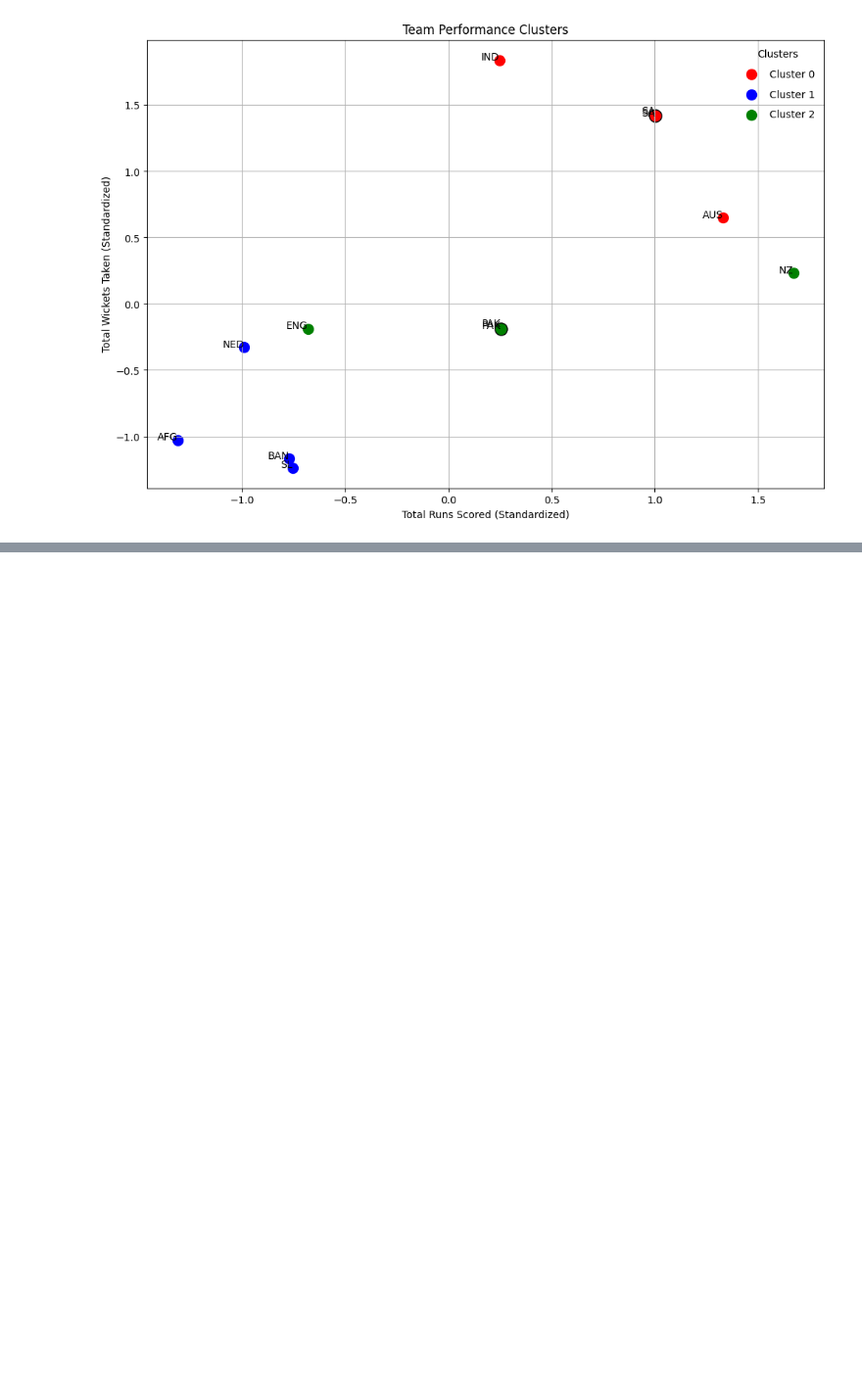
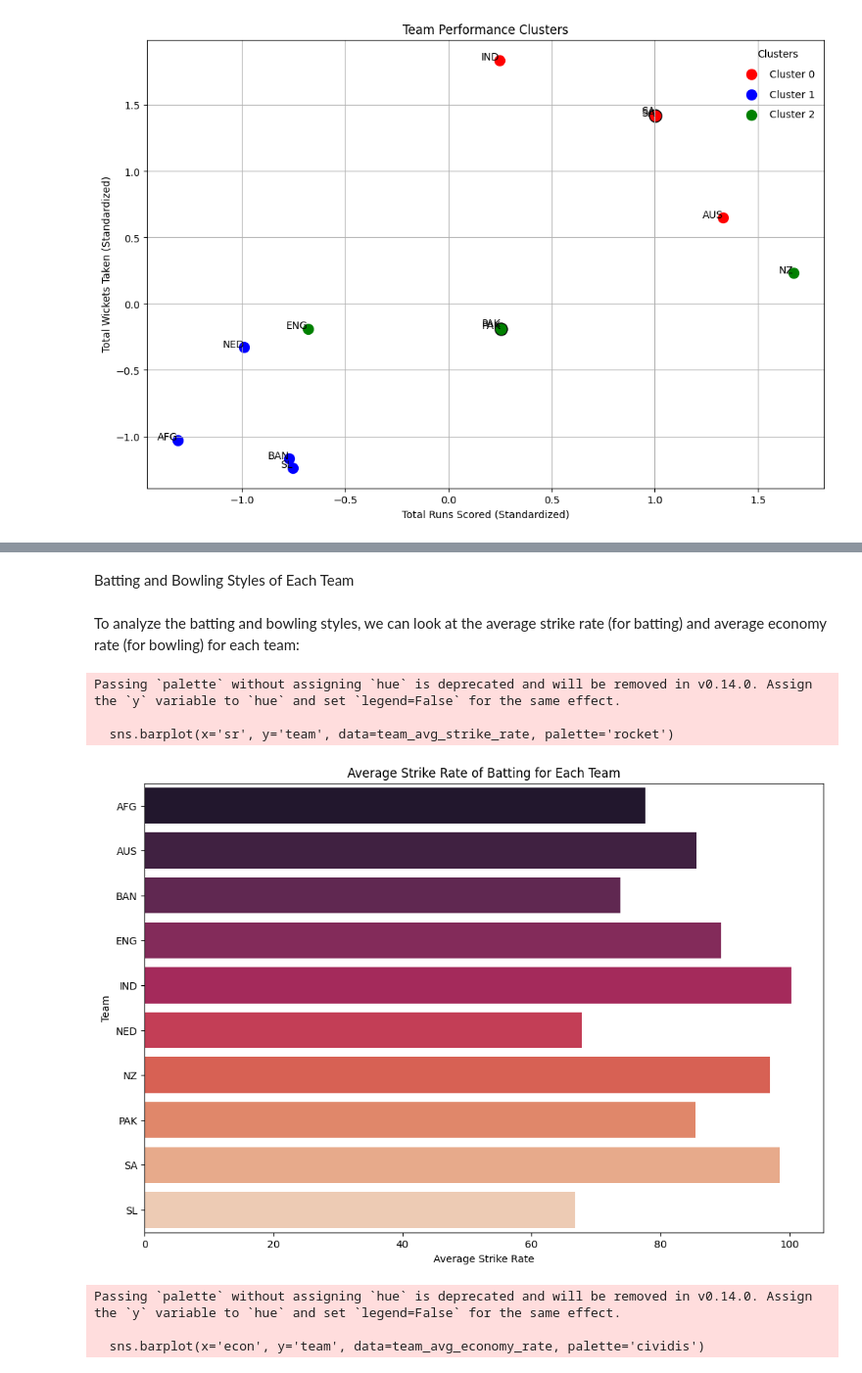
Before and after one commit to AnitaTasnim/Mentorness-ML-internship, a Jupyter notebook: worldcup2023.ipynb, the cells around one changed output, grey strips where cells are left out. Shown at 98% size. Drawn from its saved outputs; the diff is of its cells as text; code cells hidden in the pictures; blank space fills up the shorter version.

```diff
--- a/worldcup2023.ipynb
+++ b/worldcup2023.ipynb
@@ -2117,0 +308,32 @@ dtype: float64
+# %% [markdown]
+Batting and Bowling Styles of Each Team
+# %% [markdown]
+To analyze the batting and bowling styles, we can look at the average strike rate (for batting) and average economy rate (for bowling) for each team:
+# %%
+# Calculate average strike rate for batting and average economy rate for bowling for each team
+team_avg_strike_rate = data[data['bat_or_bowl'] == 'bat'].groupby('team')['sr'].mean().reset_index()
+team_avg_economy_rate = data[data['bat_or_bowl'] == 'bowl'].groupby('team')['econ'].mean().reset_index()
+
+# Plotting average strike rate of batting for each team
+plt.figure(figsize=(12, 8))
+sns.barplot(x='sr', y='team', data=team_avg_strike_rate, palette='rocket')
+plt.xlabel('Average Strike Rate')
+plt.ylabel('Team')
+plt.title('Average Strike Rate of Batting for Each Team')
+plt.show()
+
+# Plotting average economy rate of bowling for each team
+plt.figure(figsize=(12, 8))
+sns.barplot(x='econ', y='team', data=team_avg_economy_rate, palette='cividis')
+plt.xlabel('Average Economy Rate')
+plt.ylabel('Team')
+plt.title('Average Economy Rate of Bowling for Each Team')
+plt.show()
+# %% [output]
+Passing `palette` without assigning `hue` is deprecated and will be removed in v0.14.0. Assign the `y` variable to `hue` and set `legend=False` for the same effect.
+
+  sns.barplot(x='sr', y='team', data=team_avg_strike_rate, palette='rocket')
+[figure, added]
+Passing `palette` without assigning `hue` is deprecated and will be removed in v0.14.0. Assign the `y` variable to `hue` and set `legend=False` for the same effect.
+
+  sns.barplot(x='econ', y='team', data=team_avg_economy_rate, palette='cividis')
```
Also changed, not shown: parts of 209 cells of this notebook.
